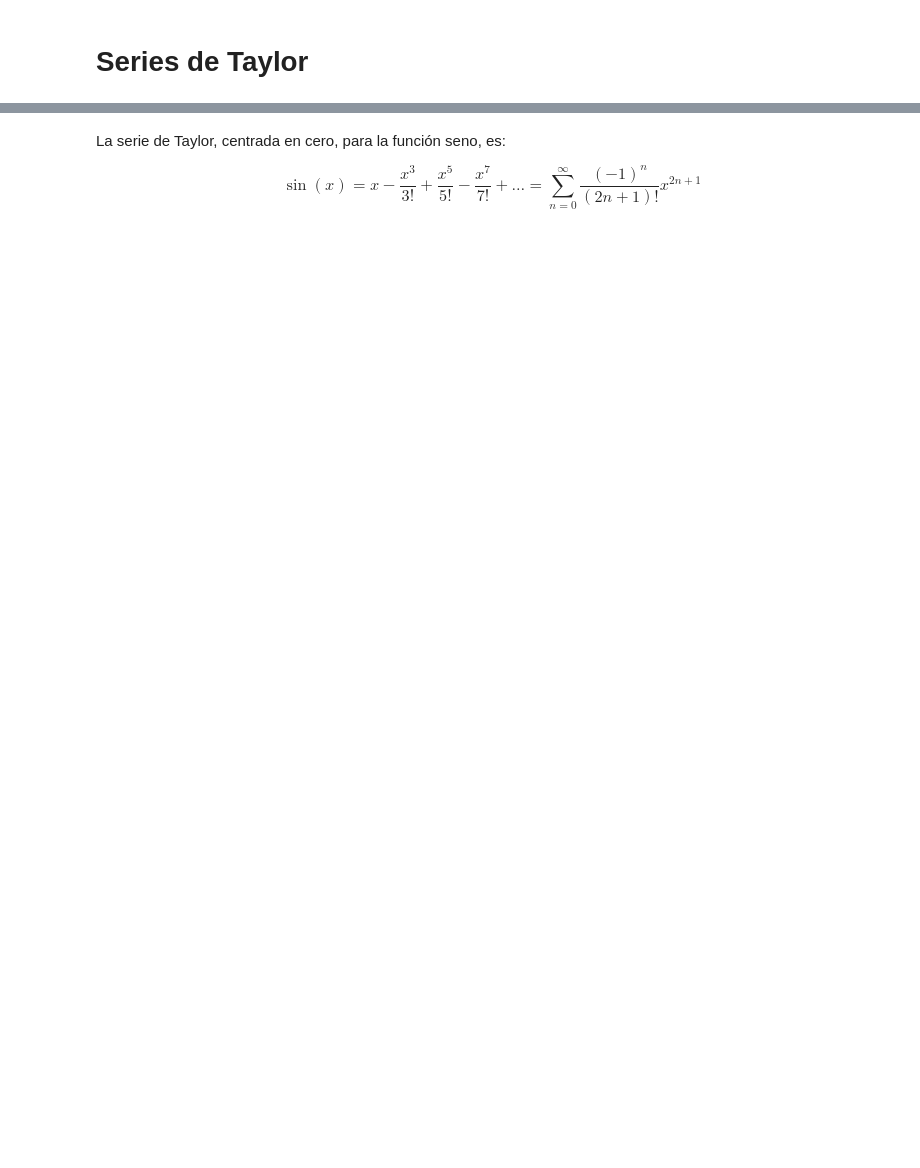
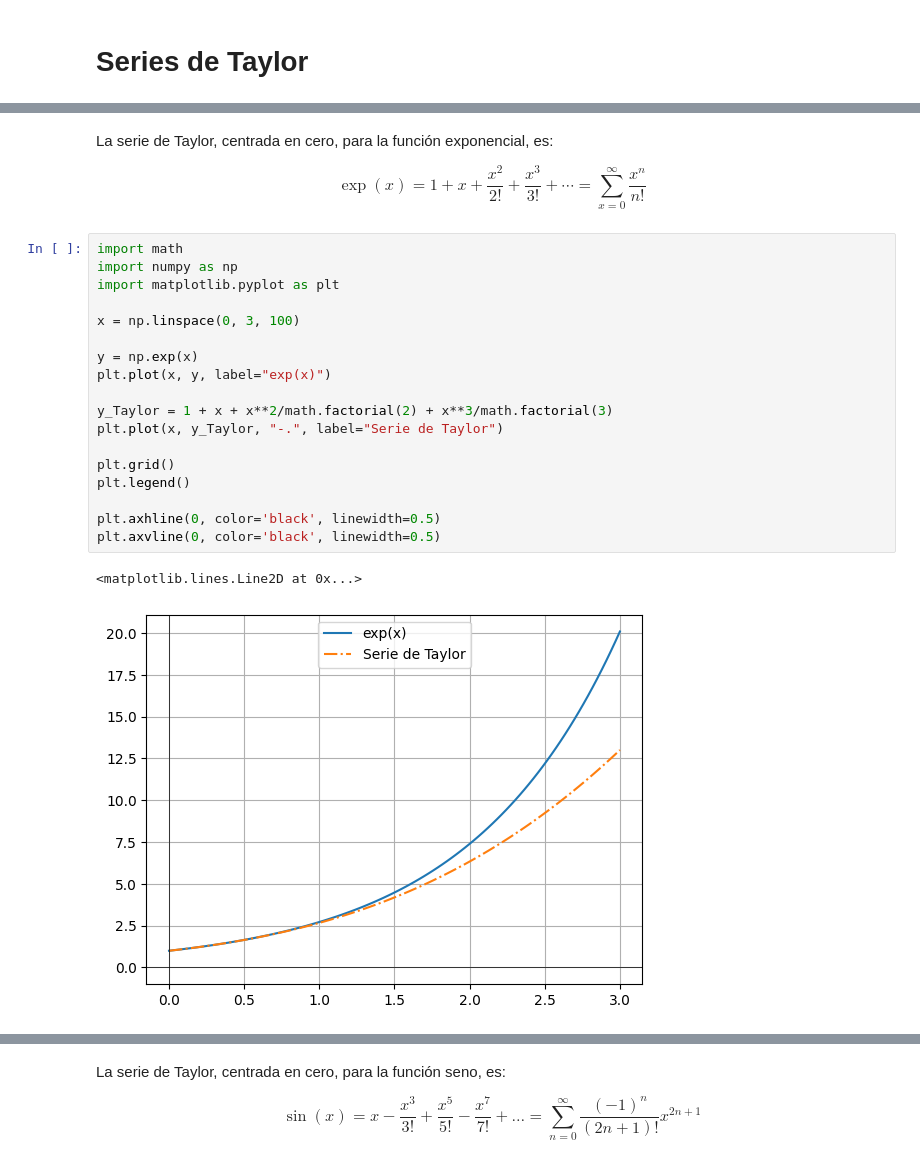
Before and after one commit to matquim/Practicas-Calculo-I, a Jupyter notebook: u5p1.ipynb, the cells around one changed output, grey strips where cells are left out. Saved outputs shown, nothing was run; the diff lists cells and outputs as text; blank space fills up the shorter version.

Commit message:
Se añaden isntrucciones a Taylor

```diff
--- a/u5p1.ipynb
+++ b/u5p1.ipynb
@@ -9,0 +15,27 @@ Esto es una propuesta y todavía tiene que editarse
+# %% [markdown]
+La serie de Taylor, centrada en cero, para la función exponencial, es:
+
+\begin{equation}
+\exp(x) = 1 + x + \frac{x^2}{2!} + \frac{x^3}{3!} + \cdots = \sum_{x=0}^\infty \frac{x^n}{n!}
+\end{equation}
+# %%
+import math
+import numpy as np
+import matplotlib.pyplot as plt
+
+x = np.linspace(0, 3, 100)
+
+y = np.exp(x)
+plt.plot(x, y, label="exp(x)")
+
+y_Taylor = 1 + x + x**2/math.factorial(2) + x**3/math.factorial(3)
+plt.plot(x, y_Taylor, "-.", label="Serie de Taylor")
+
+plt.grid()
+plt.legend()
+
+plt.axhline(0, color='black', linewidth=0.5)
+plt.axvline(0, color='black', linewidth=0.5)
+# %% [output]
+<matplotlib.lines.Line2D at 0x...>
+[figure, added]
```
Also changed, not shown: parts of 9 cells of this notebook.
